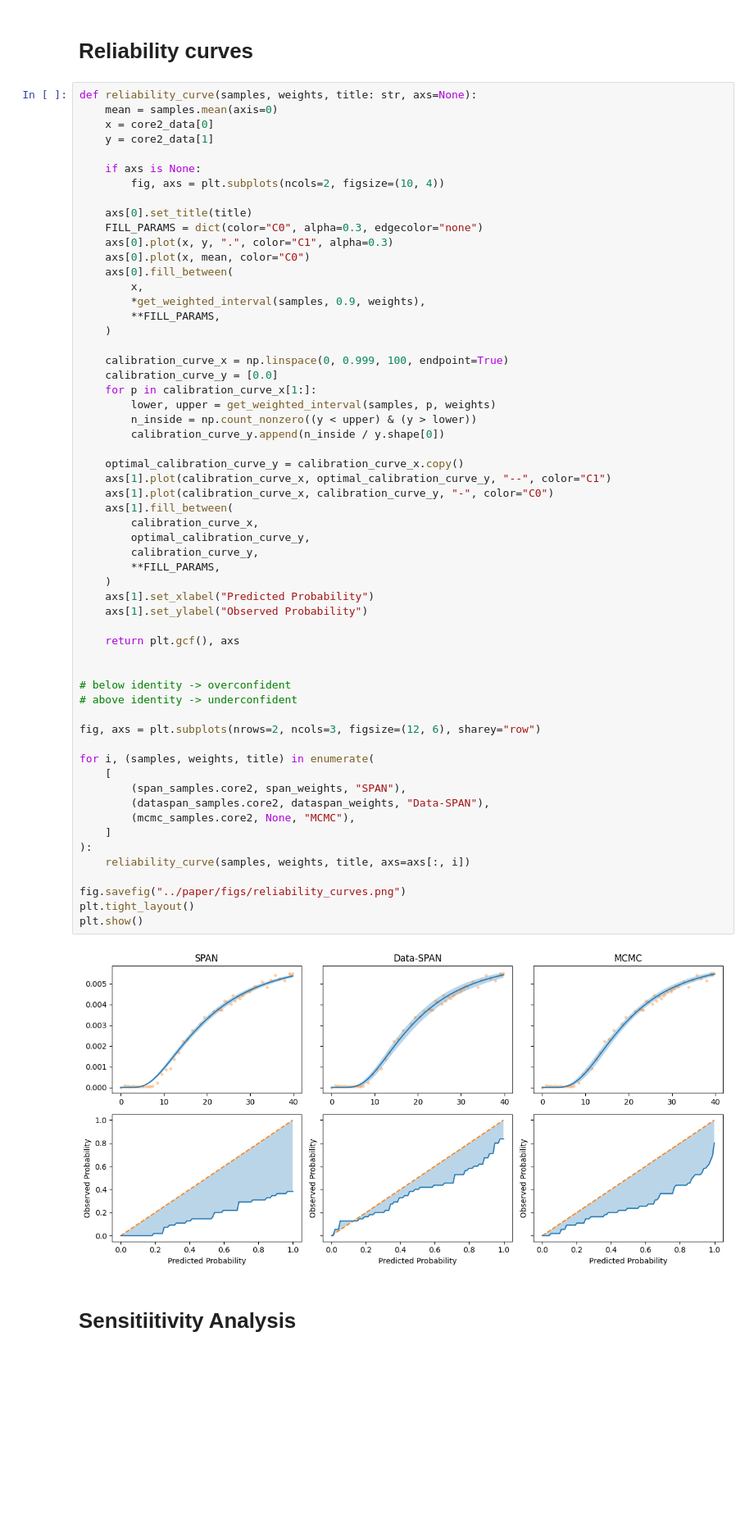
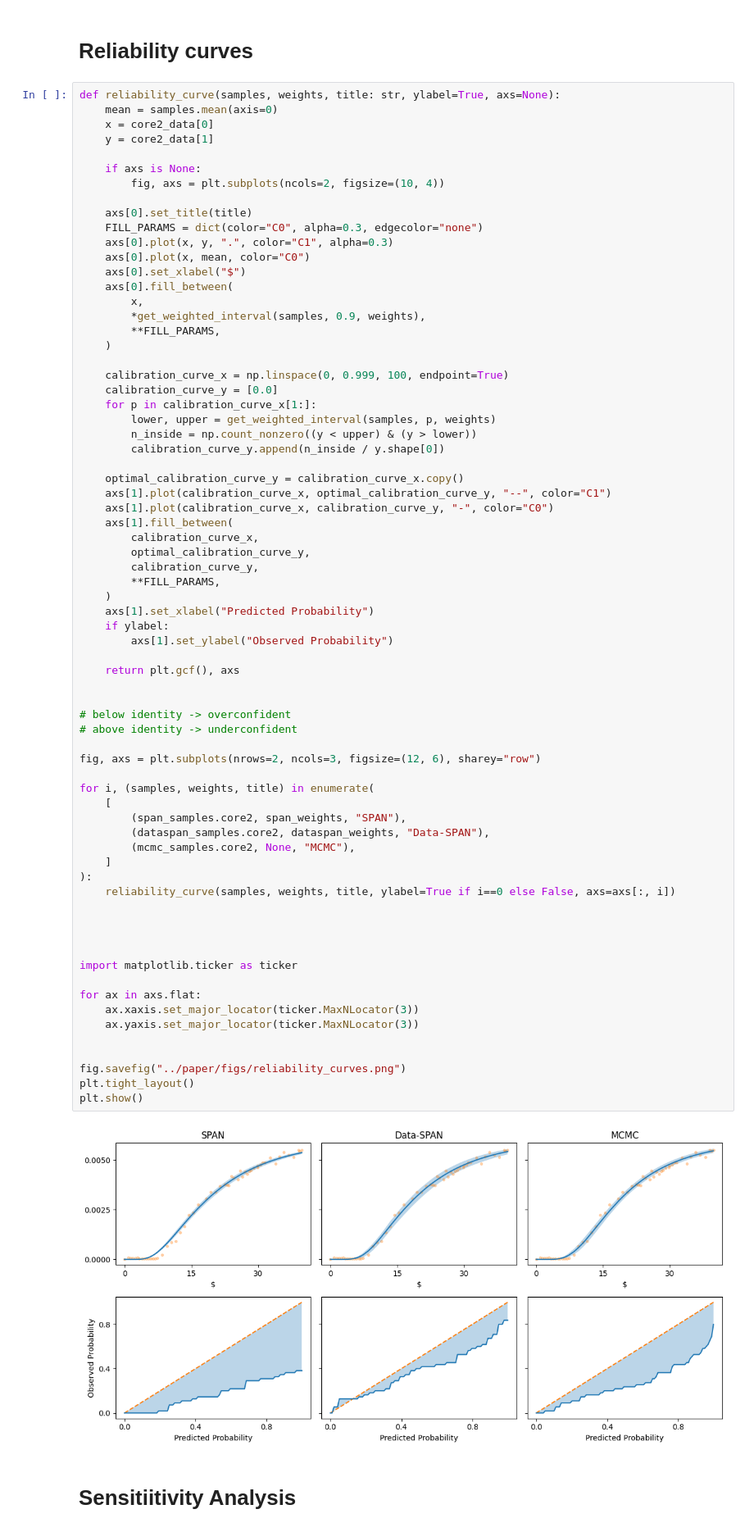
Before and after one commit to RiccardoFrenner/finn-nnpie, a Jupyter notebook: news/news_29102024.ipynb, the cells around one changed output. Shown at 82% size. Cells and saved outputs as stored; diff of their text form; blank space fills up the shorter version.

```diff
--- a/news/news_29102024.ipynb
+++ b/news/news_29102024.ipynb
@@ -553,7 +560,7 @@ plt.show()
 # %% [markdown]
 # Reliability curves
 # %%
-def reliability_curve(samples, weights, title: str, axs=None):
+def reliability_curve(samples, weights, title: str, ylabel=True, axs=None):
     mean = samples.mean(axis=0)
     x = core2_data[0]
     y = core2_data[1]
@@ -565,6 +572,7 @@ def reliability_curve(samples, weights, title: str, axs=None):
     FILL_PARAMS = dict(color="C0", alpha=0.3, edgecolor="none")
     axs[0].plot(x, y, ".", color="C1", alpha=0.3)
     axs[0].plot(x, mean, color="C0")
+    axs[0].set_xlabel("$")
     axs[0].fill_between(
         x,
         *get_weighted_interval(samples, 0.9, weights),
@@ -582,36 +590,47 @@ def reliability_curve(samples, weights, title: str, axs=None):
     axs[1].plot(calibration_curve_x, optimal_calibration_curve_y, "--", color="C1")
     axs[1].plot(calibration_curve_x, calibration_curve_y, "-", color="C0")
     axs[1].fill_between(
         calibration_curve_x,
         optimal_calibration_curve_y,
         calibration_curve_y,
         **FILL_PARAMS,
     )
     axs[1].set_xlabel("Predicted Probability")
-    axs[1].set_ylabel("Observed Probability")
+    if ylabel:
+        axs[1].set_ylabel("Observed Probability")
 
     return plt.gcf(), axs
 
 
 # below identity -> overconfident
 # above identity -> underconfident
 
 fig, axs = plt.subplots(nrows=2, ncols=3, figsize=(12, 6), sharey="row")
 
 for i, (samples, weights, title) in enumerate(
     [
         (span_samples.core2, span_weights, "SPAN"),
         (dataspan_samples.core2, dataspan_weights, "Data-SPAN"),
         (mcmc_samples.core2, None, "MCMC"),
     ]
 ):
-    reliability_curve(samples, weights, title, axs=axs[:, i])
+    reliability_curve(samples, weights, title, ylabel=True if i==0 else False, axs=axs[:, i])
+
+
+
+
+import matplotlib.ticker as ticker
+
+for ax in axs.flat:
+    ax.xaxis.set_major_locator(ticker.MaxNLocator(3))
+    ax.yaxis.set_major_locator(ticker.MaxNLocator(3))
+
 
 fig.savefig("../paper/figs/reliability_curves.png")
 plt.tight_layout()
 plt.show()
 # %% [output]
-[figure, old version]
+[figure, new version]
 # %% [markdown]
 # Sensitiitivity Analysis
 # %% [markdown]
```
Also changed, not shown: parts of 2 cells of this notebook, 13 other files.
